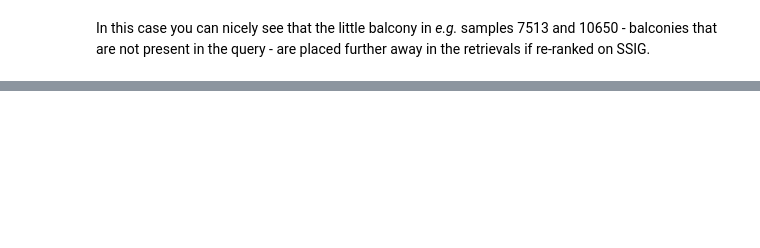
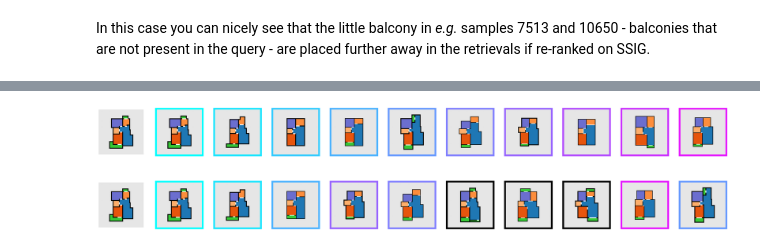
Before and after one commit to caspervanengelenburg/ssig, a Jupyter notebook: nb_ranking.ipynb, the cells around one changed output, grey strips where cells are left out. Drawn from its saved outputs; the diff is of its cells as text; code cells hidden in the pictures; blank space fills up the shorter version.

```diff
--- a/nb_ranking.ipynb
+++ b/nb_ranking.ipynb
@@ -250,0 +317,61 @@ In this case you can nicely see that the little balcony in *e.g.* samples 7513 a
+# %%
+# number of retrievals
+r = 10
+
+# set up the figure
+_, axs = set_figure(2, r+1, ratio = 0.85, fs=10, fs_title=5)
+
+# color ranking by gradually changing the alpha
+cmap_retrieval = cm.cool
+
+# loop through axes and sorted IDs
+for i, ax in enumerate(axs):
+
+    color = delft_color
+
+    # query
+    if i % (r + 1) == 0:
+        img = load_image_rplan(id_q, DATA_PATH)
+        # ax.set_title(f"{id_q}\nQuery")
+        color = (1.0, 1.0, 1.0)
+
+    # retrievals
+    else:
+        # row 1: ranked on IoU
+        if i < (r + 1):
+            i -= 1
+            id = ids_sorted[i]
+            iou = ious_sorted[i]
+            ssig = ssigs[i]
+
+            # get corresponding color (to show ranking)
+            color = cmap_retrieval(i / r)[:3]
+
+        # row 2: ranked on SSIG
+        else:
+            i -= 2 + r
+            id = ids_resorted[i]
+            iou = ious_resorted[i]
+            ssig = ssigs_resorted[i]
+
+            # get corresponding color (to show ranking)
+            if list(ids_sorted).index(id) / r < 1:  # show in order of IoU (to show difference between two methods)
+                color = cmap_retrieval(list(ids_sorted).index(id) / r)[:3]
+            else:  # outline floor plans in black if not within top-r IoU
+                color = (0.0, 0.0, 0.0)
+
+        # load image
+        img = load_image_rplan(id, DATA_PATH)
+        # ax.set_title(f"{id}\nIoU = {iou:.3f}\nSSIG = {ssig:.3f}")
+
+    # colorize and pad image
+    img = colorize_floorplan(img, classes=np.arange(0, 18), cmap=CMAP_ROOMTYPE)
+    img = pad_image(img / 255, 10, color)
+
+    # plot image
+    ax.imshow(img)
+
+    # don't visualize the axis
+    _ = ax.axis('off')
+# %% [output]
+[figure, added]
```
Also changed, not shown: parts of 14 cells of this notebook, 6 other files.
